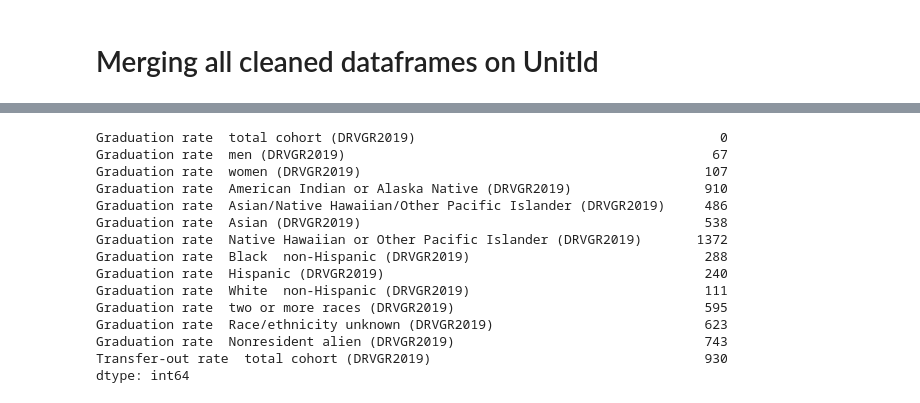
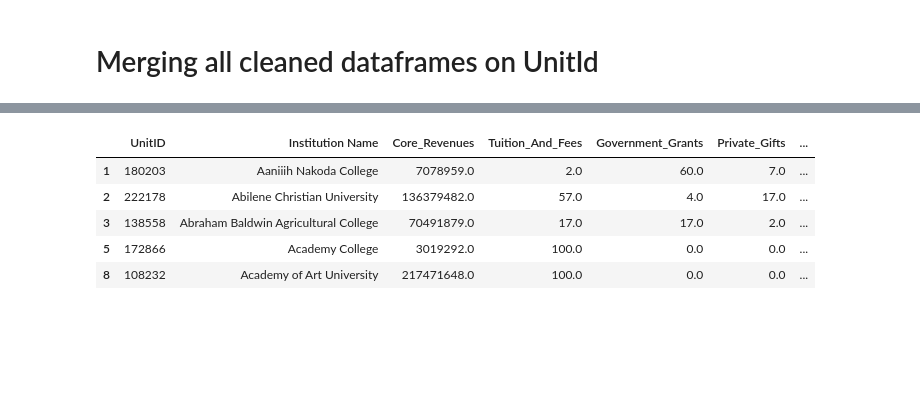
Before and after one commit to robcamp-code/DataSciencePortfolio, a Jupyter notebook: GradRates/DataWrangling.ipynb, the cells around one changed output, grey strips where cells are left out. Saved outputs shown, nothing was run; the diff lists cells and outputs as text; code cells hidden in the pictures; blank space fills up the shorter version.

```diff
--- a/GradRates/DataWrangling.ipynb
+++ b/GradRates/DataWrangling.ipynb
@@ -460,22 +451,13 @@ cleaned_df.shape
 #drop where total graduation rate is missing
 cleaned_df.dropna(subset=[dependent_df.columns[0]], inplace=True)
 # %%
-cleaned_df.iloc[:,-14:].isna().sum()
+cleaned_df.head()
 # %% [output]
-Graduation rate  total cohort (DRVGR2019)                                       0
-Graduation rate  men (DRVGR2019)                                               67
-Graduation rate  women (DRVGR2019)                                            107
-Graduation rate  American Indian or Alaska Native (DRVGR2019)                 910
-Graduation rate  Asian/Native Hawaiian/Other Pacific Islander (DRVGR2019)     486
-Graduation rate  Asian (DRVGR2019)                                            538
-Graduation rate  Native Hawaiian or Other Pacific Islander (DRVGR2019)       1372
-Graduation rate  Black  non-Hispanic (DRVGR2019)                              288
-Graduation rate  Hispanic (DRVGR2019)                                         240
-Graduation rate  White  non-Hispanic (DRVGR2019)                              111
-Graduation rate  two or more races (DRVGR2019)                                595
-Graduation rate  Race/ethnicity unknown (DRVGR2019)                           623
-Graduation rate  Nonresident alien (DRVGR2019)                                743
-Transfer-out rate  total cohort (DRVGR2019)                                   930
-dtype: int64
+|  | UnitID | Institution Name | Core_Revenues | Tuition_And_Fees | Government_Grants | Private_Gifts | ... |
+| 1 | 180203 | Aaniiih Nakoda College | 7078959.0 | 2.0 | 60.0 | 7.0 | ... |
+| 2 | 222178 | Abilene Christian University | 136379482.0 | 57.0 | 4.0 | 17.0 | ... |
+| 3 | 138558 | Abraham Baldwin Agricultural College | 70491879.0 | 17.0 | 17.0 | 2.0 | ... |
+| 5 | 172866 | Academy College | 3019292.0 | 100.0 | 0.0 | 0.0 | ... |
+| 8 | 108232 | Academy of Art University | 217471648.0 | 100.0 | 0.0 | 0.0 | ... |
 # %%
 cleaned_df.to_csv("data/cleaned_df.csv")
```
Also changed, not shown: parts of 11 cells of this notebook, 11 other files.
